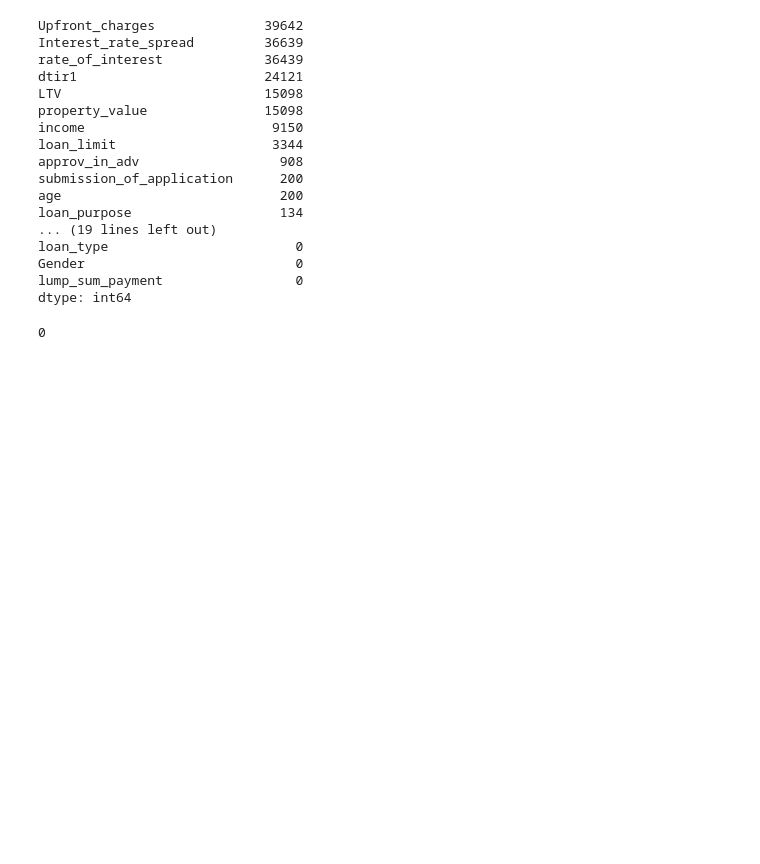
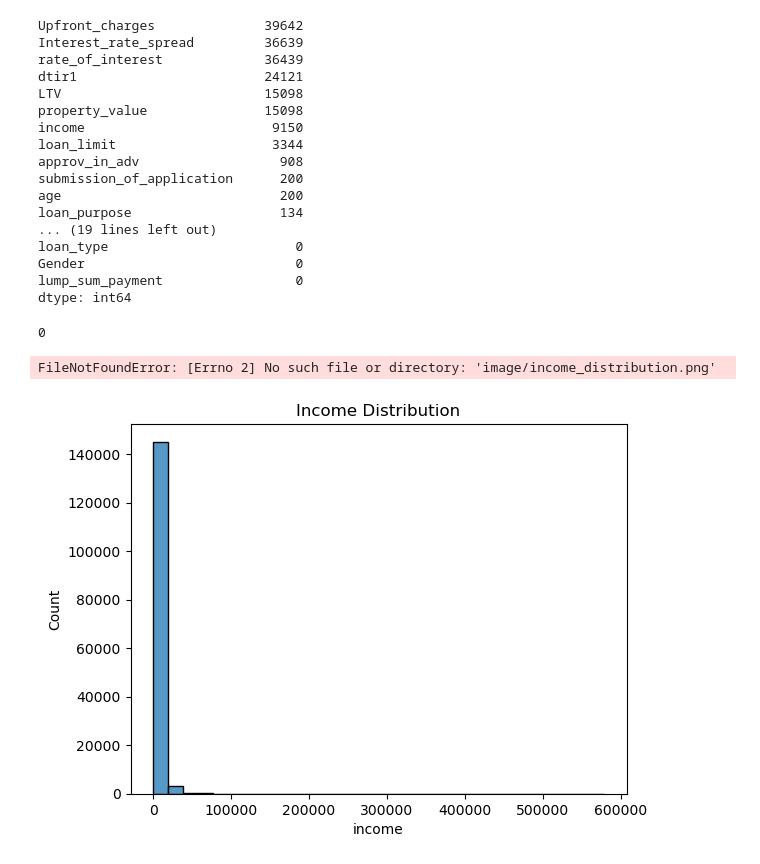
Before and after one commit to mohamedmsaad/Data-Analysis-Learning, a Jupyter notebook: projets/finance/loan-default-risk-eda/Loan_default_EDA.ipynb, the cells around one changed output. Cells and saved outputs as stored; diff of their text form; code cells hidden in the pictures; blank space fills up the shorter version.

```diff
--- a/projets/loan-default-risk-eda/Loan_default_EDA.ipynb
+++ b/projets/finance/loan-default-risk-eda/Loan_default_EDA.ipynb
@@ -216,3 +216,17 @@ df.isna().sum().sum()
 0
 # %%
 df.to_csv("loan_default_cleaned.csv", index=False)
+# %%
+import matplotlib.pyplot as plt
+import seaborn as sns
+
+# Example plot
+sns.histplot(df['income'], bins=30)
+plt.title("Income Distribution")
+
+# Save image
+plt.savefig("image/income_distribution.png", dpi=300, bbox_inches='tight')
+plt.show()
+# %% [output]
+FileNotFoundError: [Errno 2] No such file or directory: 'image/income_distribution.png'
+[figure, added]
```
Also changed, not shown: 7 other files.
